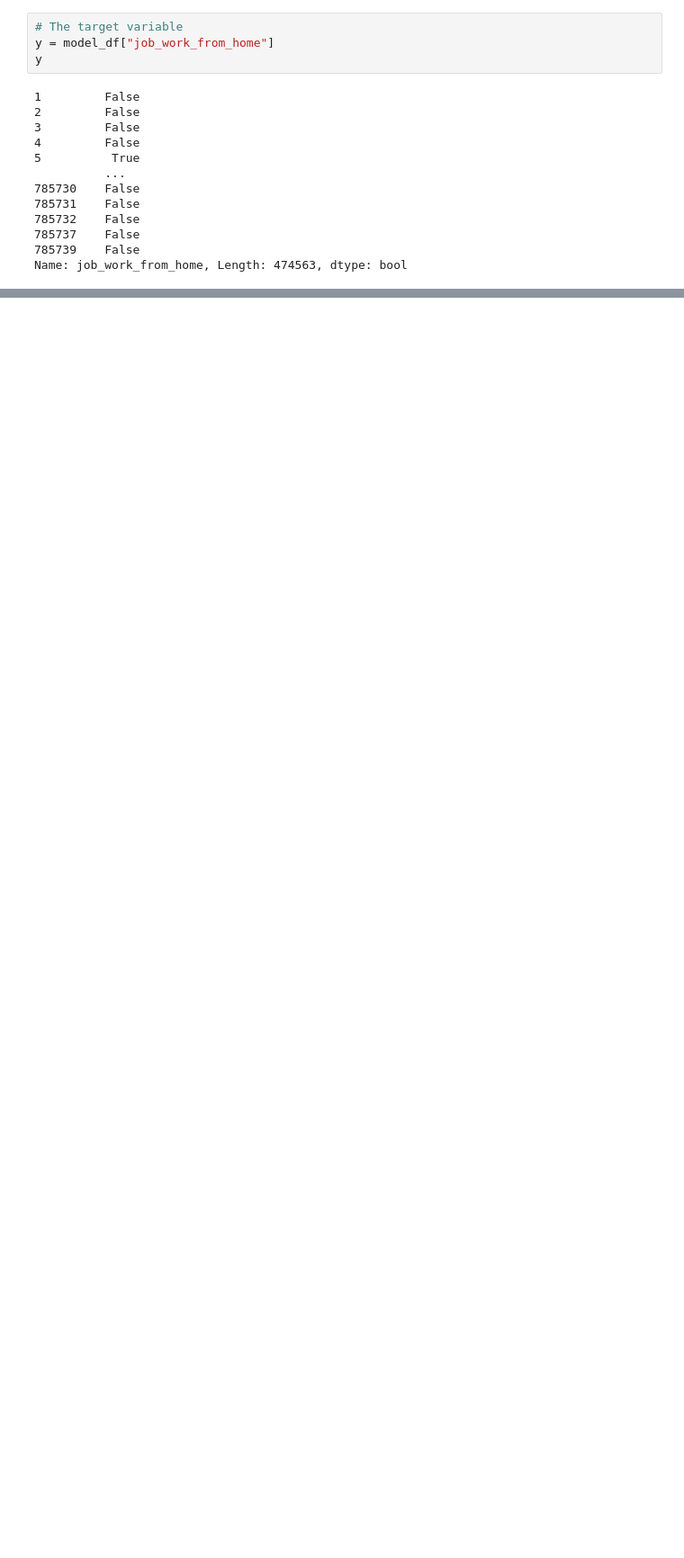
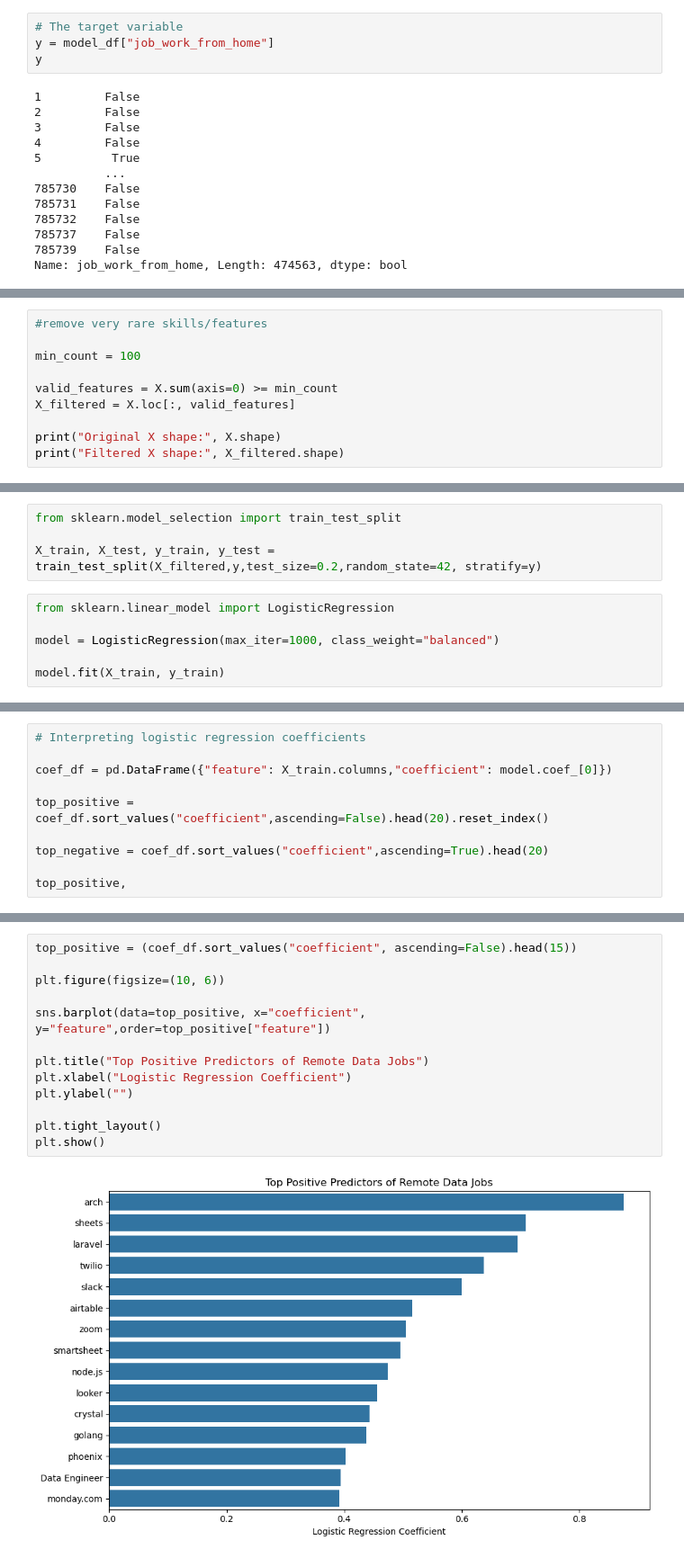
Before and after one commit to afomya/data_job_market_analysis, a Jupyter notebook: src/4_remote_work_modeling.ipynb, the cells around one changed output, grey strips where cells are left out. Shown at 90% size. Drawn from its saved outputs; the diff is of its cells as text; blank space fills up the shorter version.

Commit message:
Final Modeling and Metrics

```diff
--- a/src/4_remote_work_modeling.ipynb
+++ b/src/4_remote_work_modeling.ipynb
@@ -72,0 +105,10 @@ Name: job_work_from_home, Length: 474563, dtype: bool
+# %%
+#remove very rare skills/features
+
+min_count = 100
+
+valid_features = X.sum(axis=0) >= min_count
+X_filtered = X.loc[:, valid_features]
+
+print("Original X shape:", X.shape)
+print("Filtered X shape:", X_filtered.shape)
@@ -72,0 +118,10 @@ Name: job_work_from_home, Length: 474563, dtype: bool
+# %%
+from sklearn.model_selection import train_test_split
+
+X_train, X_test, y_train, y_test = train_test_split(X_filtered,y,test_size=0.2,random_state=42, stratify=y)
+# %%
+from sklearn.linear_model import LogisticRegression
+
+model = LogisticRegression(max_iter=1000, class_weight="balanced")
+
+model.fit(X_train, y_train)
@@ -72,0 +154,10 @@ Name: job_work_from_home, Length: 474563, dtype: bool
+# %%
+# Interpreting logistic regression coefficients
+
+coef_df = pd.DataFrame({"feature": X_train.columns,"coefficient": model.coef_[0]})
+
+top_positive = coef_df.sort_values("coefficient",ascending=False).head(20).reset_index()
+
+top_negative = coef_df.sort_values("coefficient",ascending=True).head(20)
+
+top_positive,
@@ -72,0 +202,15 @@ Name: job_work_from_home, Length: 474563, dtype: bool
+# %%
+top_positive = (coef_df.sort_values("coefficient", ascending=False).head(15))
+
+plt.figure(figsize=(10, 6))
+
+sns.barplot(data=top_positive, x="coefficient", y="feature",order=top_positive["feature"])
+
+plt.title("Top Positive Predictors of Remote Data Jobs")
+plt.xlabel("Logistic Regression Coefficient")
+plt.ylabel("")
+
+plt.tight_layout()
+plt.show()
+# %% [output]
+[figure, added]
```
Also changed, not shown: parts of 11 cells of this notebook, 2 other files.
